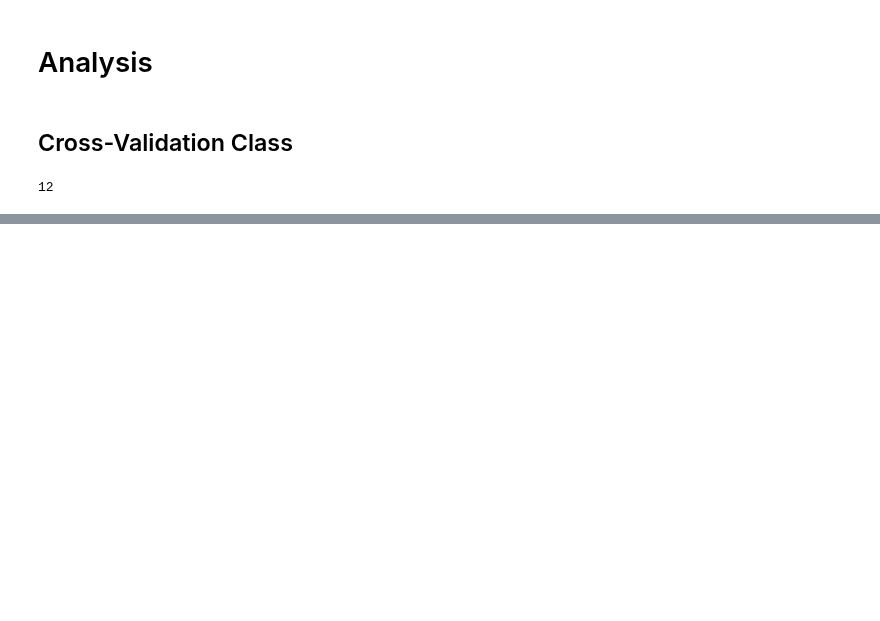
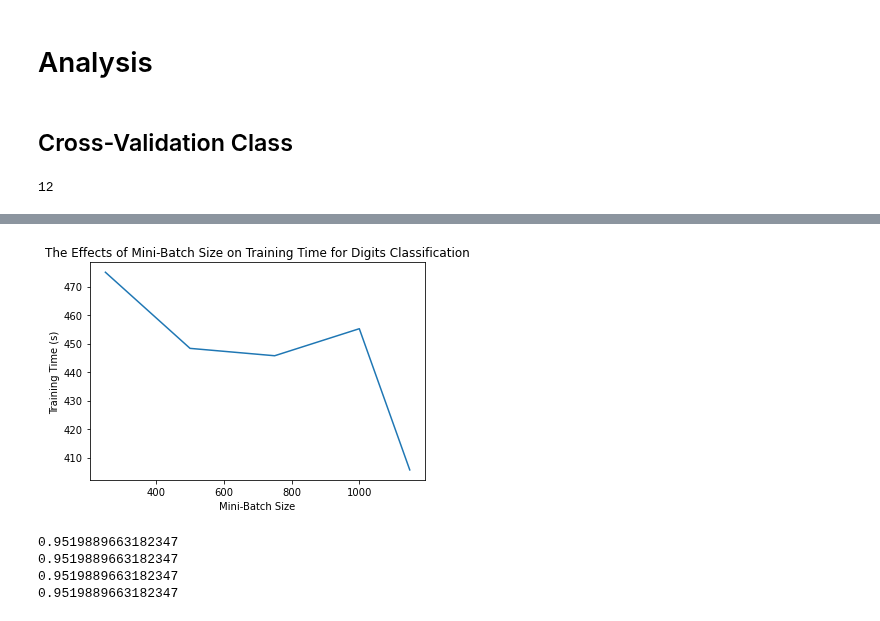
Before and after one commit to brendanmarks/project2, a Jupyter notebook: project2.ipynb, the cells around one changed output, grey strips where cells are left out. Drawn from its saved outputs; the diff is of its cells as text; code cells hidden in the pictures; blank space fills up the shorter version.

```diff
--- a/project2.ipynb
+++ b/project2.ipynb
@@ -753,0 +1034,42 @@ KeyboardInterrupt:
+# %%
+x = minib_sizes
+y = train_times1
+plt.plot(x, y)
+plt.title('The Effects of Mini-Batch Size on Training Time for Digits Classification')
+plt.xlabel('Mini-Batch Size')
+plt.ylabel('Training Time (s)')
+plt.show()
+# %% [output]
+[figure, added]
+# %%
+learning_rates = [0.0001, 0.001, 0.01, 0.1]
+
+train_times3 = []
+# train_times2 = []
+accuracies3 = []
+# accuracies2 = []
+
+predictions3 = []
+# predictions2 = []
+
+minibatch_tester3 = None
+for b in learning_rates:
+  if minibatch_tester3 is None:
+    minibatch_tester3 = Tester(learning_rate=b, max_iters=int(best_values[1]), alphaa=best_values[2], beta1=best_values[3], max_iterations=int(best_values[4]),
+                            max_no_change=int(best_values[5]), adaptive=best_values[6], beta2=best_values[7], epsilon=best_values[8], minibatch_size=int(best_values[9]), regularize=int(best_values[10]),
+                            lambdaa=best_values[11])
+  else:
+    minibatch_tester3.set_params(learning_rate=b, max_iters=int(best_values[1]), alphaa=best_values[2], beta1=best_values[3], max_iterations=int(best_values[4]),
+                                max_no_change=int(best_values[5]), adaptive=best_values[6], beta2=best_values[7], epsilon=best_values[8], minibatch_size=int(best_values[9]), regularize=int(best_values[10]),
+                                lambdaa=best_values[11])
+  start_time = time.time()
+  a = minibatch_tester3.fit(digits_final)
+  run_time = time.time() - start_time
+  predictions3.append(minibatch_tester3.predict_score(digits_test_final, "target"))
+  accuracies3.append(a)
+  train_times3.append(run_time)
+# %% [output]
+0.9519889663182347
+0.9519889663182347
+0.9519889663182347
+0.9519889663182347
```
Also changed, not shown: parts of 30 cells of this notebook.
